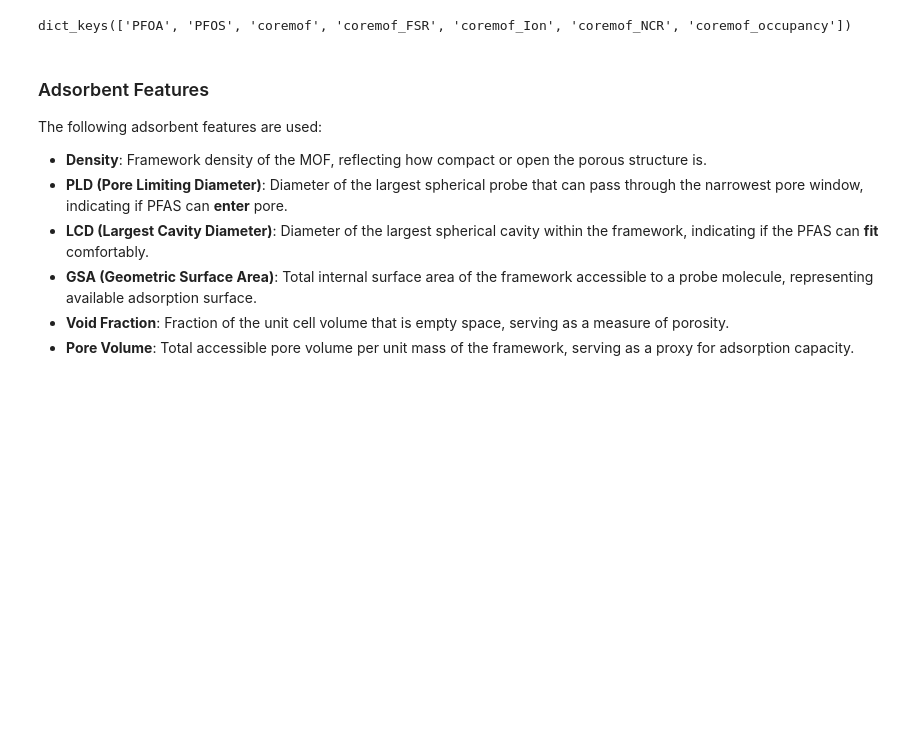
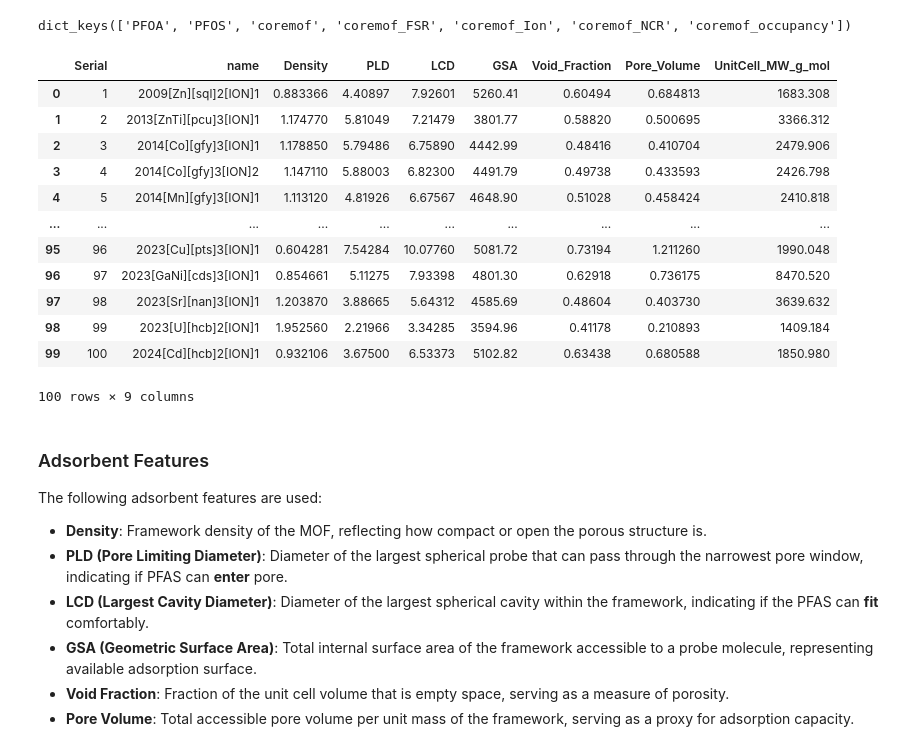
Before and after one commit to hasan-mansr/ML_Discovery_Metal-Organic_Adsorbents, a Jupyter notebook: Notebooks/OC-SVM.ipynb, the cells around one changed output. Drawn from its saved outputs; the diff is of its cells as text; code cells hidden in the pictures; blank space fills up the shorter version.

```diff
--- a/Notebooks/OC-SVM.ipynb
+++ b/Notebooks/OC-SVM.ipynb
@@ -109,6 +106,22 @@ coremof_occupancy
 dfs.keys()
 # %% [output]
 dict_keys(['PFOA', 'PFOS', 'coremof', 'coremof_FSR', 'coremof_Ion', 'coremof_NCR', 'coremof_occupancy'])
+# %%
+dfs['coremof_Ion']
+# %% [output]
+|  | Serial | name | Density | PLD | LCD | GSA | Void_Fraction | Pore_Volume | UnitCell_MW_g_mol |
+| 0 | 1 | 2009[Zn][sql]2[ION]1 | 0.883366 | 4.40897 | 7.92601 | 5260.41 | 0.60494 | 0.684813 | 1683.308 |
+| 1 | 2 | 2013[ZnTi][pcu]3[ION]1 | 1.174770 | 5.81049 | 7.21479 | 3801.77 | 0.58820 | 0.500695 | 3366.312 |
+| 2 | 3 | 2014[Co][gfy]3[ION]1 | 1.178850 | 5.79486 | 6.75890 | 4442.99 | 0.48416 | 0.410704 | 2479.906 |
+| 3 | 4 | 2014[Co][gfy]3[ION]2 | 1.147110 | 5.88003 | 6.82300 | 4491.79 | 0.49738 | 0.433593 | 2426.798 |
+| 4 | 5 | 2014[Mn][gfy]3[ION]1 | 1.113120 | 4.81926 | 6.67567 | 4648.90 | 0.51028 | 0.458424 | 2410.818 |
+| ... | ... | ... | ... | ... | ... | ... | ... | ... | ... |
+| 95 | 96 | 2023[Cu][pts]3[ION]1 | 0.604281 | 7.54284 | 10.07760 | 5081.72 | 0.73194 | 1.211260 | 1990.048 |
+| 96 | 97 | 2023[GaNi][cds]3[ION]1 | 0.854661 | 5.11275 | 7.93398 | 4801.30 | 0.62918 | 0.736175 | 8470.520 |
+| 97 | 98 | 2023[Sr][nan]3[ION]1 | 1.203870 | 3.88665 | 5.64312 | 4585.69 | 0.48604 | 0.403730 | 3639.632 |
+| 98 | 99 | 2023[U][hcb]2[ION]1 | 1.952560 | 2.21966 | 3.34285 | 3594.96 | 0.41178 | 0.210893 | 1409.184 |
+| 99 | 100 | 2024[Cd][hcb]2[ION]1 | 0.932106 | 3.67500 | 6.53373 | 5102.82 | 0.63438 | 0.680588 | 1850.980 |
+100 rows × 9 columns
 # %% [markdown]
 ### Adsorbent Features
 
```
Also changed, not shown: parts of 1 cell of this notebook, 48 other files.
